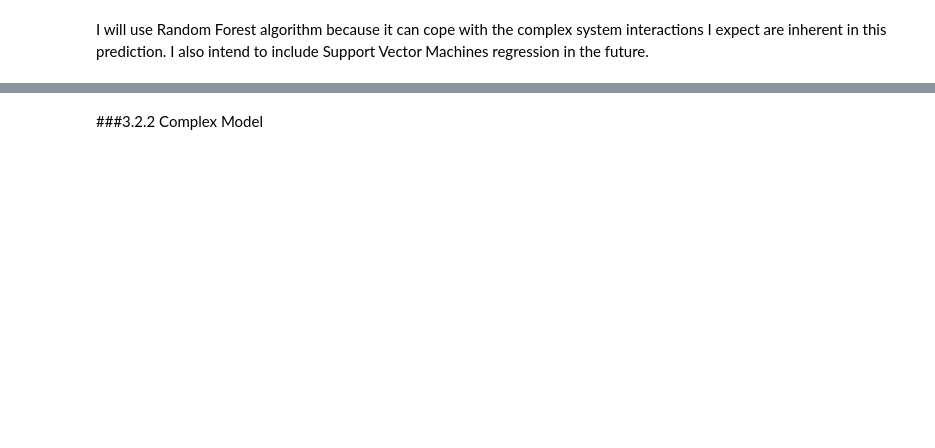
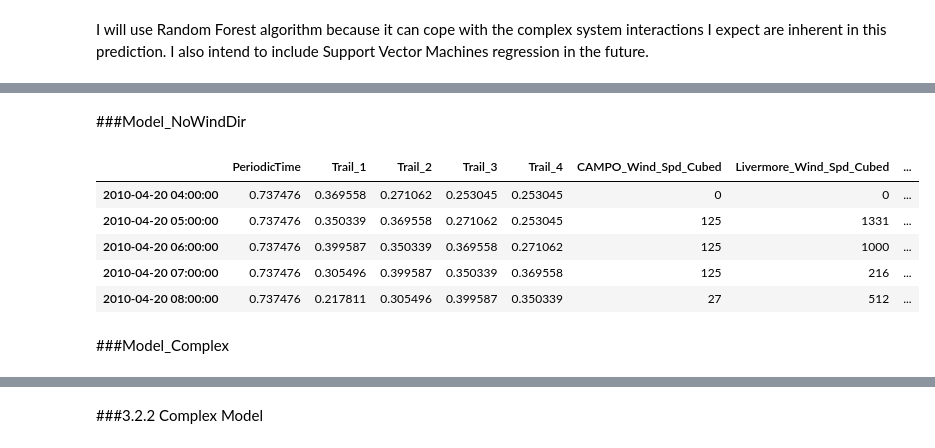
Before and after one commit to pmeleney/portfolio_DataScience, a Jupyter notebook: CAISO_WindPrediction/CAISO_WindPrediction.ipynb, the cells around one changed output, grey strips where cells are left out. Saved outputs shown, nothing was run; the diff lists cells and outputs as text; code cells hidden in the pictures; blank space fills up the shorter version.

```diff
--- a/CAISO_WindPrediction/CAISO_WindPrediction.ipynb
+++ b/CAISO_WindPrediction/CAISO_WindPrediction.ipynb
@@ -875,0 +612,11 @@ Result_rfSimple_DataFrame.sample(5)
+# %%
+#NA values are dropped for modeling.
+Data = Data.dropna()
+# %%
+patsyString = 'P_Cap ~ 0 + PeriodicTime + Trail_1 + Trail_2 + Trail_3 + Trail_4 + C(CAMPO_Wind_Dir) +\
+C(Livermore_Wind_Dir) + C(PSIA_Wind_Dir) +  C(Redding_Wind_Dir) + C(Tehachapi_Wind_Dir) + C(PortChicago_Wind_Dir) +\
+CAMPO_Wind_Spd_Cubed + Livermore_Wind_Spd_Cubed + PSIA_Wind_Spd_Cubed + Redding_Wind_Spd_Cubed + Tehachapi_Wind_Spd_Cubed +\
+PortChicago_Wind_Spd_Cubed + CAMPO_Gust_Spd_Cubed + Livermore_Gust_Spd_Cubed + PSIA_Gust_Spd_Cubed + Redding_Gust_Spd_Cubed +\
+Tehachapi_Gust_Spd_Cubed + PortChicago_Gust_Spd_Cubed + CAMPO_Density + Livermore_Density + PSIA_Density + Redding_Density'
+# %%
+Target, Model = dmatrices(patsyString, Data, return_type='dataframe')
@@ -875,0 +665,14 @@ Result_rfSimple_DataFrame.sample(5)
+# %% [markdown]
+###Model_NoWindDir
+# %%
+Model_NoWindDir = Model.iloc[:,222:242]
+Model_NoWindDir.head()
+# %% [output]
+|  | PeriodicTime | Trail_1 | Trail_2 | Trail_3 | Trail_4 | CAMPO_Wind_Spd_Cubed | Livermore_Wind_Spd_Cubed | ... |
+| 2010-04-20 04:00:00 | 0.737476 | 0.369558 | 0.271062 | 0.253045 | 0.253045 | 0 | 0 | ... |
+| 2010-04-20 05:00:00 | 0.737476 | 0.350339 | 0.369558 | 0.271062 | 0.253045 | 125 | 1331 | ... |
+| 2010-04-20 06:00:00 | 0.737476 | 0.399587 | 0.350339 | 0.369558 | 0.271062 | 125 | 1000 | ... |
+| 2010-04-20 07:00:00 | 0.737476 | 0.305496 | 0.399587 | 0.350339 | 0.369558 | 125 | 216 | ... |
+| 2010-04-20 08:00:00 | 0.737476 | 0.217811 | 0.305496 | 0.399587 | 0.350339 | 27 | 512 | ... |
+# %% [markdown]
+###Model_Complex
```
Also changed, not shown: parts of 180 cells of this notebook, 2 other files.
